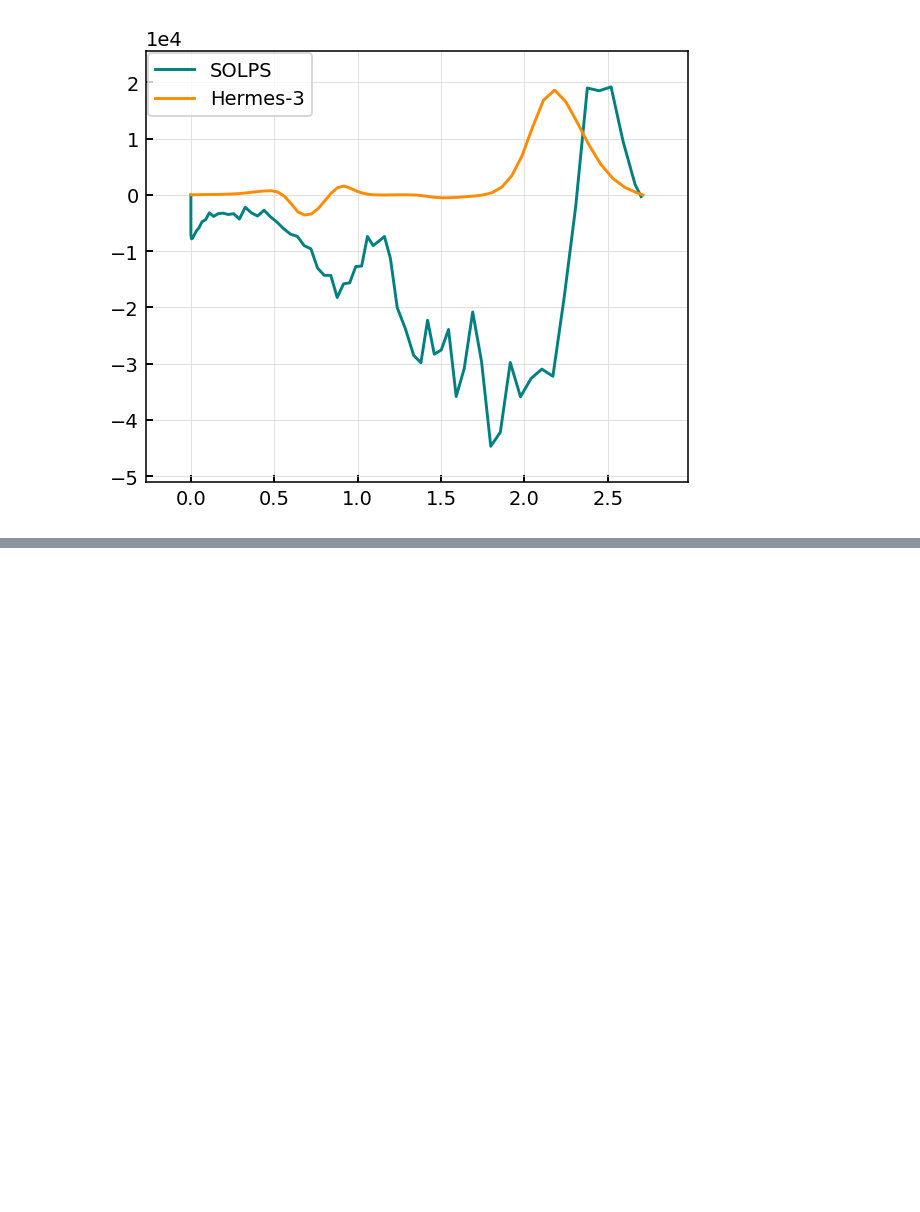
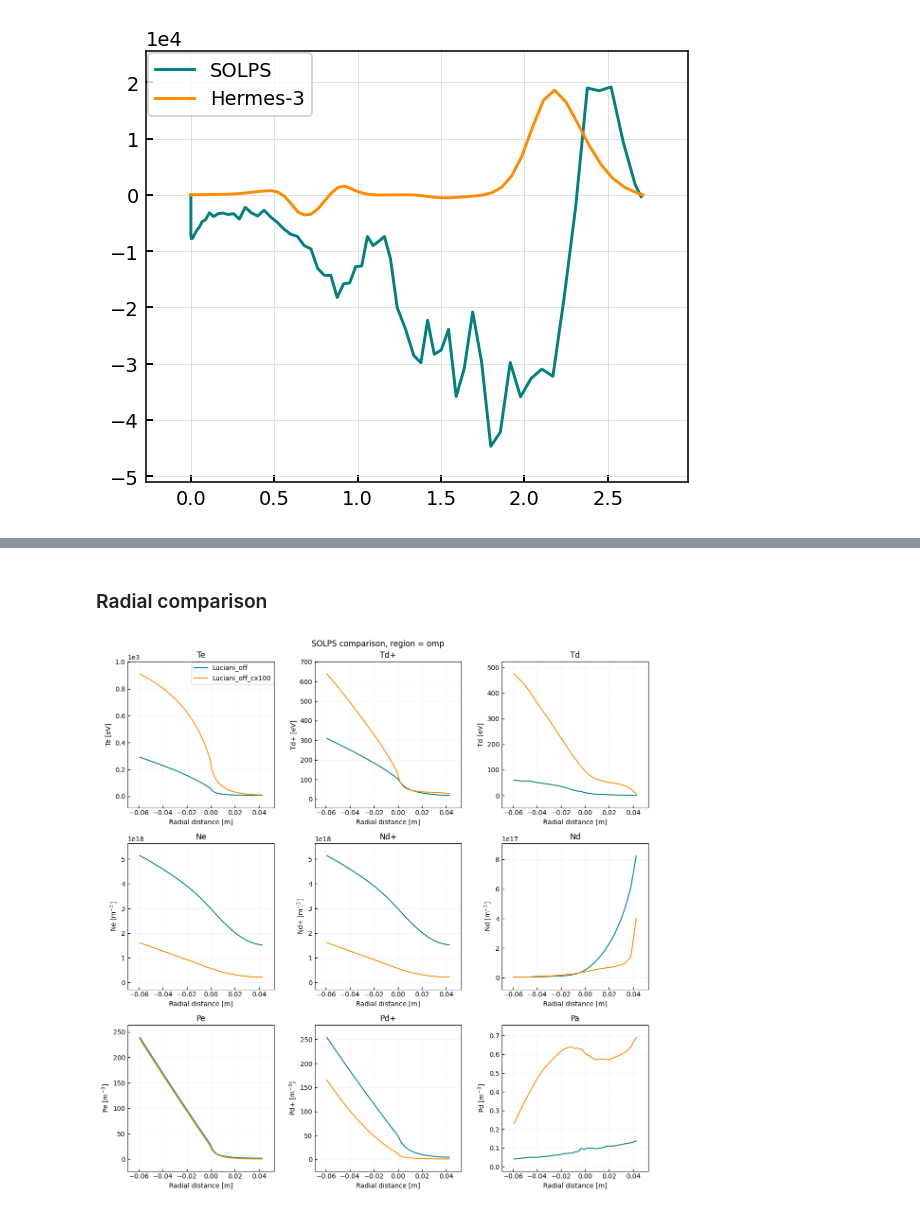
Before and after one commit to sun51027/hermes3-2dplots, a Jupyter notebook: plot_solps_balance.ipynb, the cells around one changed output, grey strips where cells are left out. Saved outputs shown, nothing was run; the diff lists cells and outputs as text; code cells hidden in the pictures; blank space fills up the shorter version.

Commit message:
adapt new change in xhermes and improve SOLPS self comparison in plot_solps_balance

```diff
--- a/plot_solps_balance.ipynb
+++ b/plot_solps_balance.ipynb
@@ -377,0 +409,44 @@ plt.show()
+# %% [markdown]
+### Radial comparison
+# %%
+region_rad = "omp"
+
+params_rad = [
+    ("Te",  "Te [eV]"),
+    ("Td+", "Td+ [eV]"),
+    ("Td",  "Td [eV]"),
+    ("Ne",  "Ne [m$^{-3}$]"),
+    ("Nd+", "Nd+ [m$^{-3}$]"),
+    ("Nd",  "Nd [m$^{-3}$]"),
+    ("Pe",  "Pe [m$^{-3}$]"),
+    ("Pd+", "Pd+ [m$^{-3}$]"),
+    ("Pa",  "Pd [m$^{-3}$]"),
+]
+
+cols = 3
+rows = int(np.ceil(len(params_rad) / cols))          # np already imported; no math needed
+fig, ax = plt.subplots(rows, cols, figsize=(12, 4 * rows), squeeze=False)
+axs = ax.flatten()                                    # 1-D list of axes to zip over
+
+# one line per SOLPS case, one subplot per variable
+for name, b in bals.items():
+    df = b.get_1d_radial_data(params=[p for p, _ in params_rad], region=region_rad)
+    for axi, (p, _) in zip(axs, params_rad):
+        axi.plot(df["dist"], np.abs(df[p]), label=name)
+
+# format each used panel
+for axi, (p, ylabel) in zip(axs, params_rad):
+    axi.set_xlabel("Radial distance [m]")
+    axi.set_ylabel(ylabel)
+    axi.set_title(p)
+    axi.grid(alpha=0.3)
+
+# hide any leftover empty panels
+for axi in axs[len(params_rad):]:
+    axi.axis("off")
+
+axs[0].legend()
+fig.suptitle(f"SOLPS comparison, region = {region_rad}")
+fig.tight_layout()
+# %% [output]
+[figure, added]
```
Also changed, not shown: parts of 5 cells of this notebook, 7 other files.
